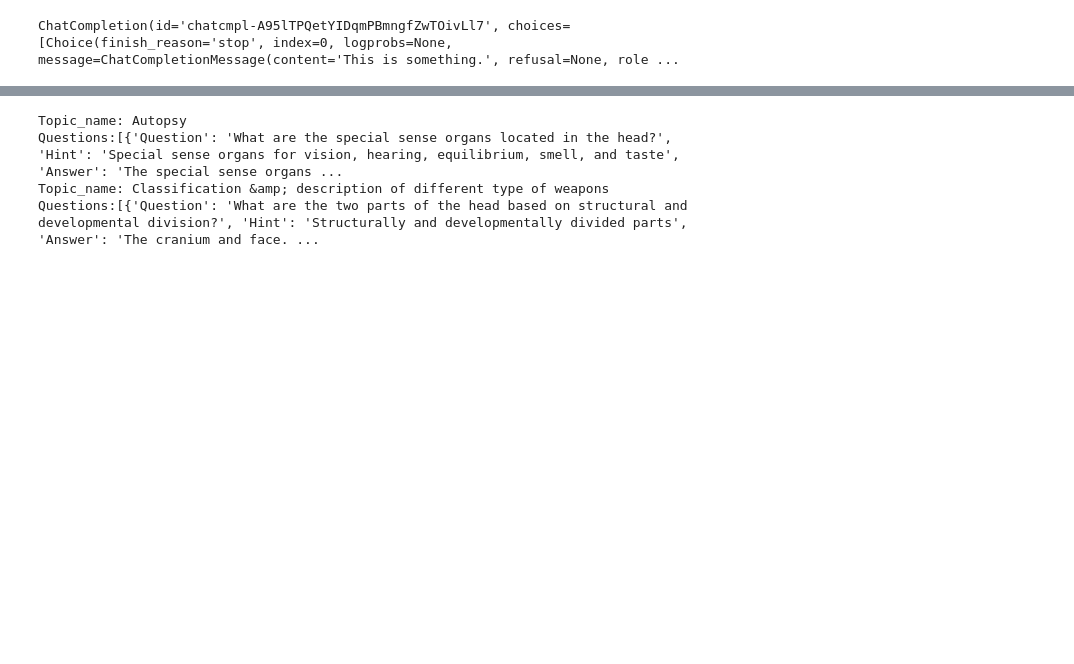
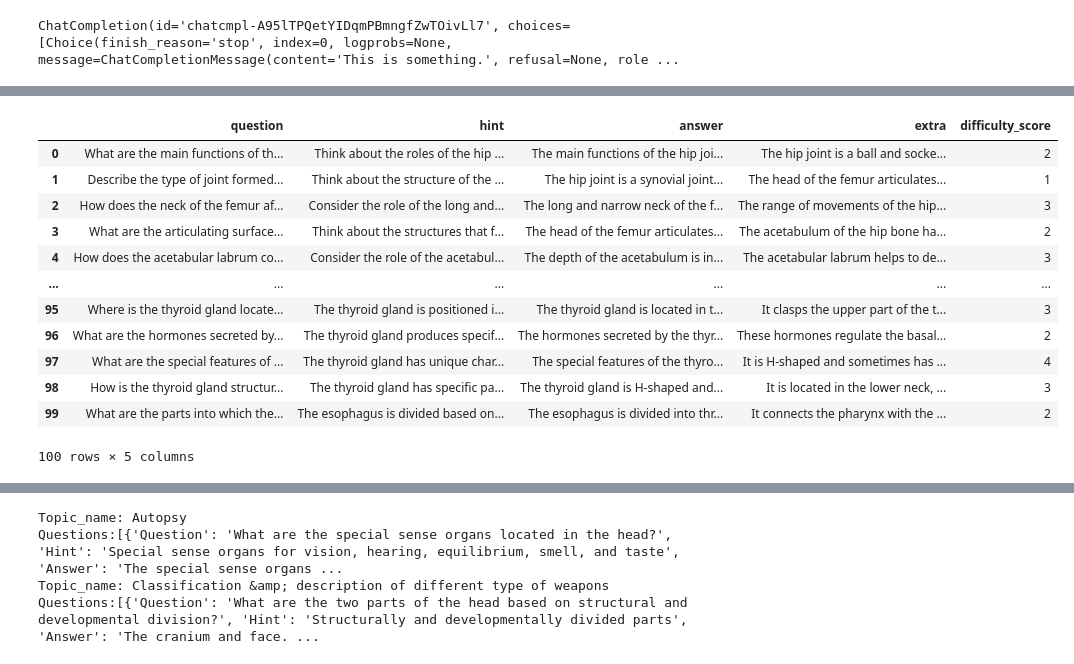
Before and after one commit to Samin-Sadaf7/QuestionAnswerGenerator, a Jupyter notebook: Medibee_AI_Integration.ipynb, the cells around one changed output, grey strips where cells are left out. Drawn from its saved outputs; the diff is of its cells as text; code cells hidden in the pictures; blank space fills up the shorter version.

```diff
--- a/Medibee_AI_Integration.ipynb
+++ b/Medibee_AI_Integration.ipynb
@@ -1557,0 +1580,16 @@ question_df
+# %%
+question_df
+# %% [output]
+|  | question | hint | answer | extra | difficulty_score |
+| 0 | What are the main functions of th... | Think about the roles of the hip ... | The main functions of the hip joi... | The hip joint is a ball and socke... | 2 |
+| 1 | Describe the type of joint formed... | Think about the structure of the ... | The hip joint is a synovial joint... | The head of the femur articulates... | 1 |
+| 2 | How does the neck of the femur af... | Consider the role of the long and... | The long and narrow neck of the f... | The range of movements of the hip... | 3 |
+| 3 | What are the articulating surface... | Think about the structures that f... | The head of the femur articulates... | The acetabulum of the hip bone ha... | 2 |
+| 4 | How does the acetabular labrum co... | Consider the role of the acetabul... | The depth of the acetabulum is in... | The acetabular labrum helps to de... | 3 |
+| ... | ... | ... | ... | ... | ... |
+| 95 | Where is the thyroid gland locate... | The thyroid gland is positioned i... | The thyroid gland is located in t... | It clasps the upper part of the t... | 3 |
+| 96 | What are the hormones secreted by... | The thyroid gland produces specif... | The hormones secreted by the thyr... | These hormones regulate the basal... | 2 |
+| 97 | What are the special features of ... | The thyroid gland has unique char... | The special features of the thyro... | It is H-shaped and sometimes has ... | 4 |
+| 98 | How is the thyroid gland structur... | The thyroid gland has specific pa... | The thyroid gland is H-shaped and... | It is located in the lower neck, ... | 3 |
+| 99 | What are the parts into which the... | The esophagus is divided based on... | The esophagus is divided into thr... | It connects the pharynx with the ... | 2 |
+100 rows × 5 columns
```
Also changed, not shown: parts of 11 cells of this notebook.
